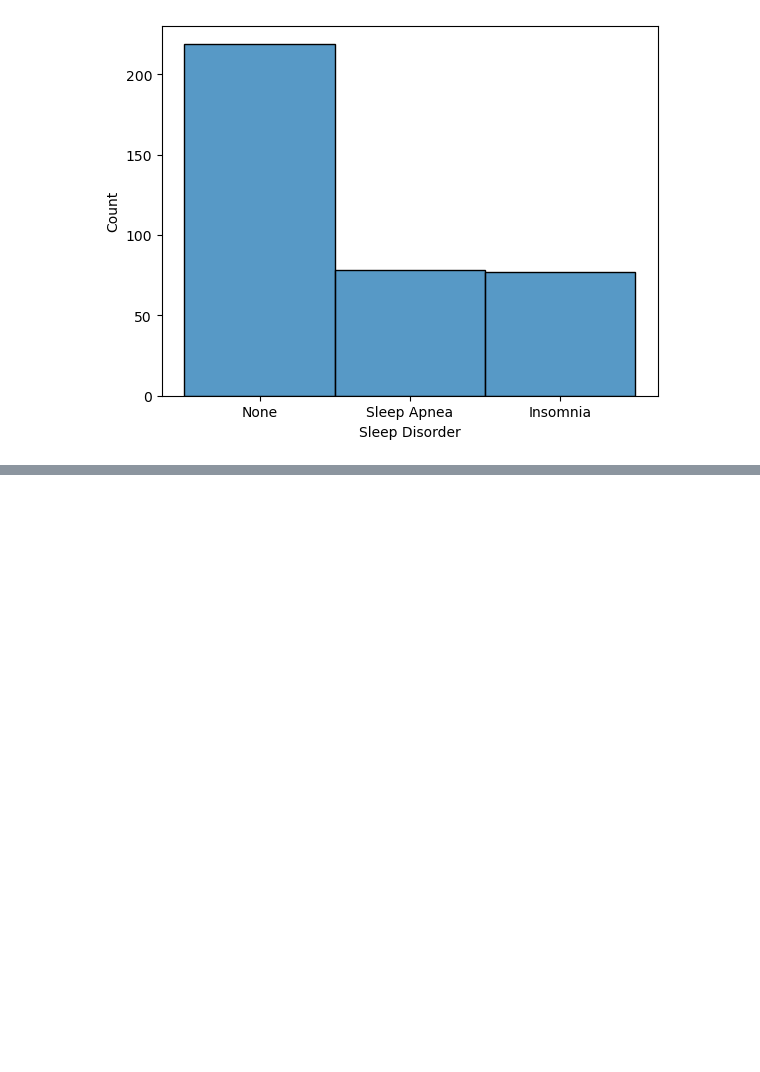
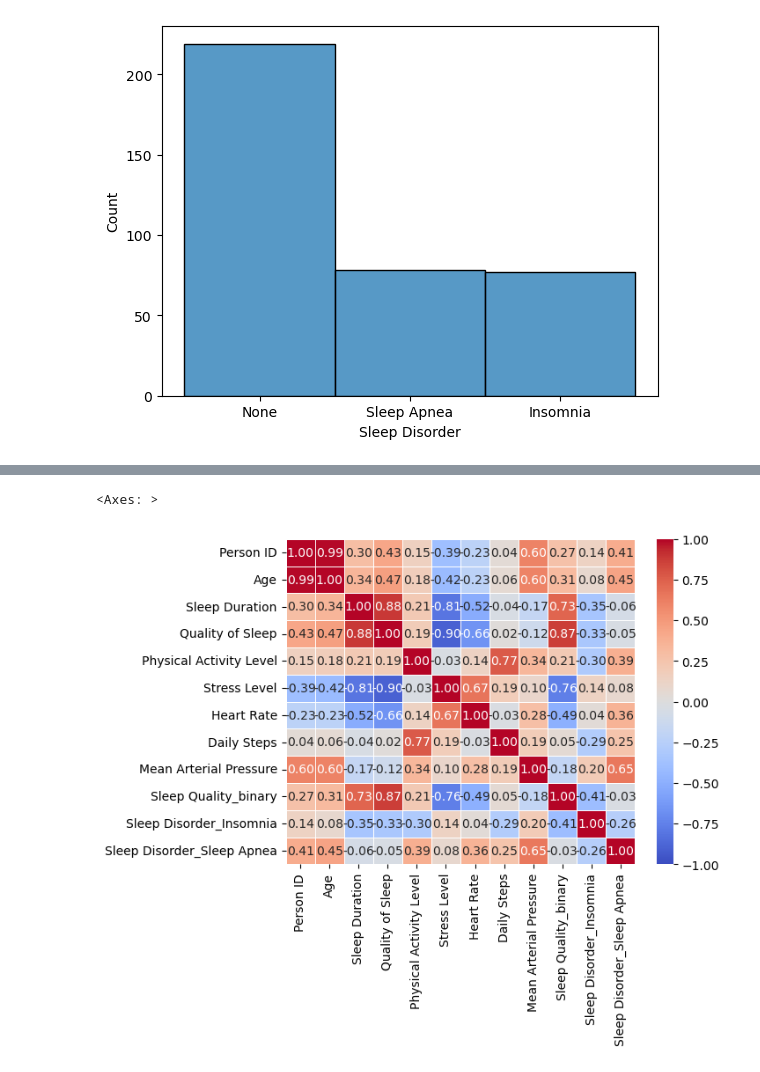
Before and after one commit to juliamuto/projeto_machine_learning_I, a Jupyter notebook: projeto.ipynb, the cells around one changed output, grey strips where cells are left out. Cells and saved outputs as stored; diff of their text form; code cells hidden in the pictures; blank space fills up the shorter version.

```diff
--- a/projeto.ipynb
+++ b/projeto.ipynb
@@ -210,0 +236,11 @@ sns.pairplot(df_limpo, corner=True)
+# %%
+df2 = pd.get_dummies(df_limpo, columns=["Sleep Disorder"], prefix="Sleep Disorder")
+# %%
+df2.drop(columns="Sleep Disorder_None", axis=1, inplace=True)
+# %%
+corr = df2.corr()
+
+sns.heatmap(corr, vmax=1, vmin=-1, cmap='coolwarm', annot=True, linewidths=0.5, fmt='.2f')
+# %% [output]
+<Axes: >
+[figure, added]
```
Also changed, not shown: parts of 15 cells of this notebook.
